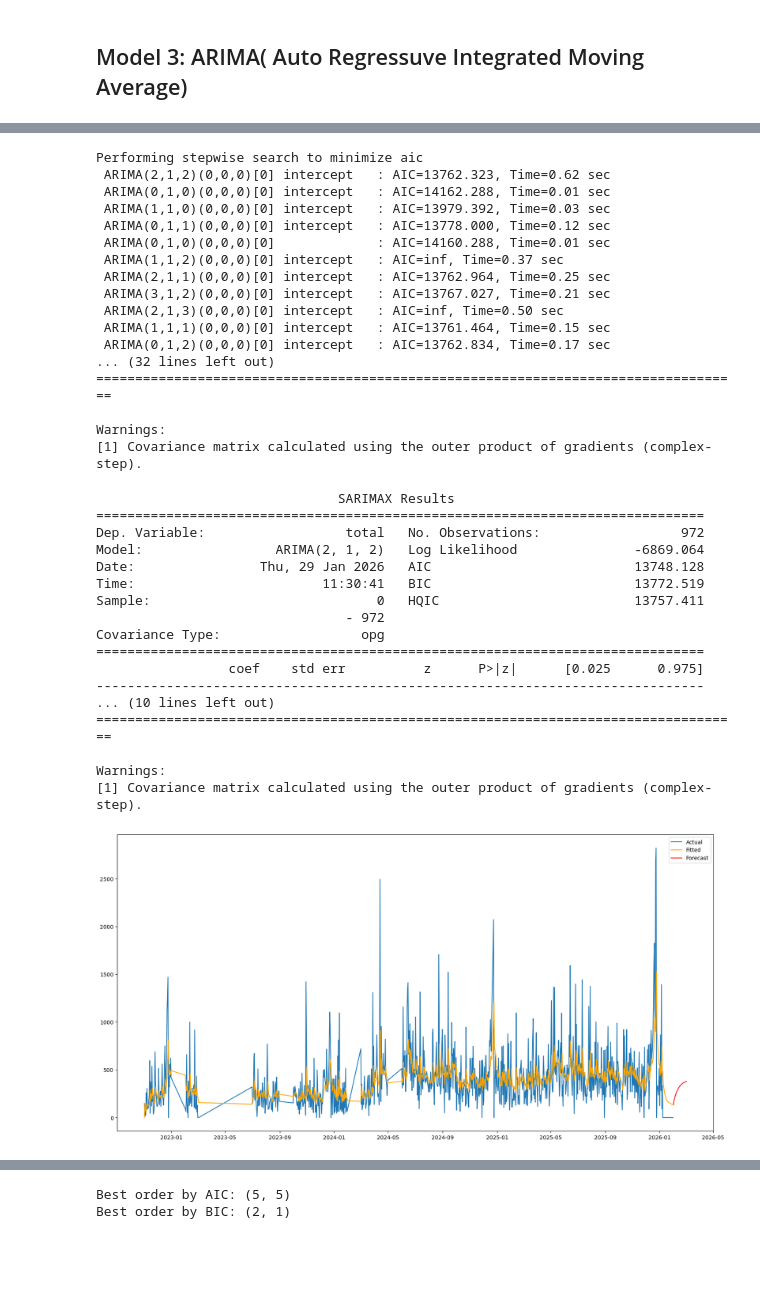
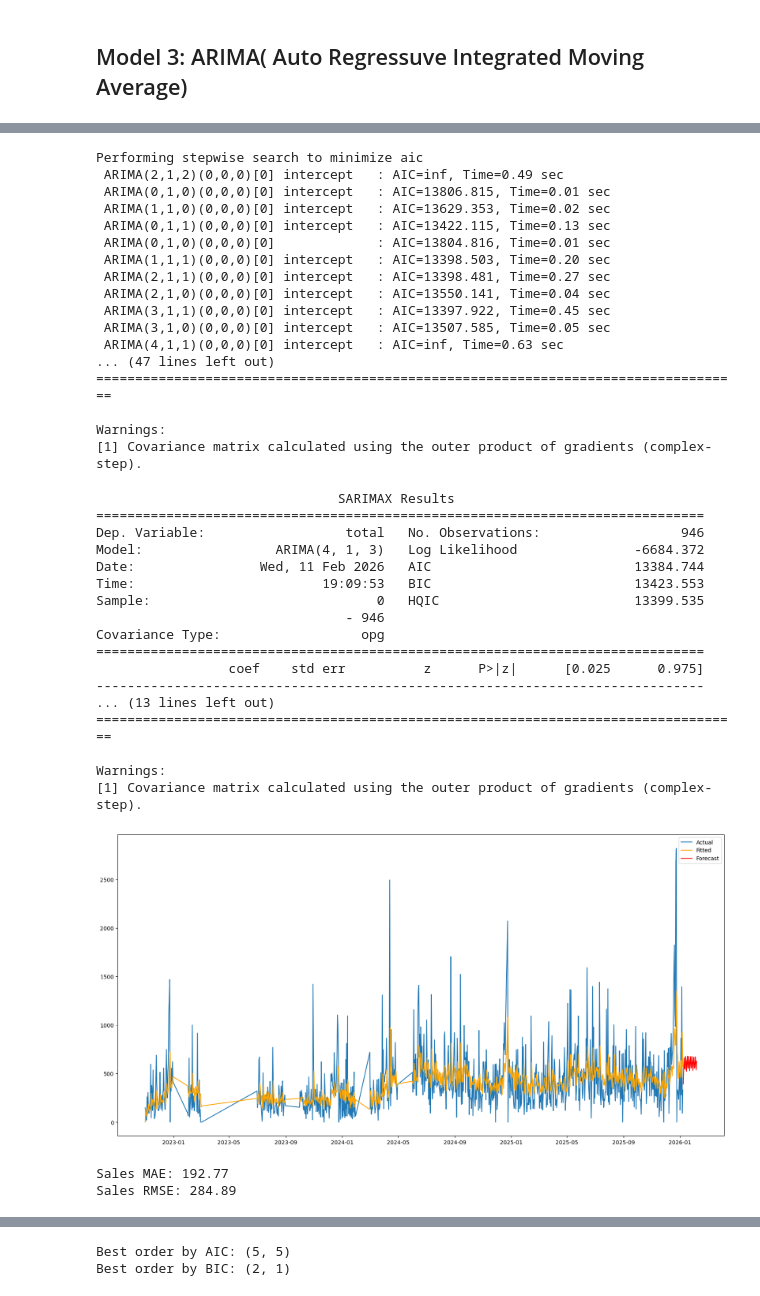
Before and after one commit to dheerajsingh718/price-prediction-model, a Jupyter notebook: notebooks/EDA.ipynb, the cells around one changed output, grey strips where cells are left out. Saved outputs shown, nothing was run; the diff lists cells and outputs as text; code cells hidden in the pictures; blank space fills up the shorter version.

```diff
--- a/notebooks/EDA.ipynb
+++ b/notebooks/EDA.ipynb
@@ -652,0 +680,9 @@ df2.is_weekend = df2.is_weekend.astype('int')
+# %%
+# Drop future data
+
+df2 = df2[~df2['is_future']]
+
+# Drop suspicious zeros
+df2 = df2[~df2['is_suspicious_zero']]
+
+df2['store_open'] = (~df2['is_closed']).astype(int)
@@ -652,0 +841,15 @@ df2.is_weekend = df2.is_weekend.astype('int')
+# %%
+df2['week_of_year'] = df2['date'].dt.isocalendar().week
+
+avg_week = (
+    df2.groupby('week_of_year')['total']
+       .mean()
+)
+
+plt.figure(figsize=(10,4))
+plt.plot(avg_week.index, avg_week.values, marker='o', linewidth=1)
+plt.title('Average Sales by Week of Year')
+plt.ylabel('Average Sales')
+plt.xlabel('Week of Year')
+plt.tight_layout()
+plt.show()
@@ -861,20 +1082,23 @@ except ImportError:
 if auto_arima is not None:
     model = auto_arima(sales, seasonal=False, stepwise=True, trace=True)
     print(model.summary())
+
+order = model.order
+seasonal_order = model.seasonal_order
 # %% [output]
 Performing stepwise search to minimize aic
- ARIMA(2,1,2)(0,0,0)[0] intercept   : AIC=13762.323, Time=0.62 sec
- ARIMA(0,1,0)(0,0,0)[0] intercept   : AIC=14162.288, Time=0.01 sec
- ARIMA(1,1,0)(0,0,0)[0] intercept   : AIC=13979.392, Time=0.03 sec
- ARIMA(0,1,1)(0,0,0)[0] intercept   : AIC=13778.000, Time=0.12 sec
- ARIMA(0,1,0)(0,0,0)[0]             : AIC=14160.288, Time=0.01 sec
- ARIMA(1,1,2)(0,0,0)[0] intercept   : AIC=inf, Time=0.37 sec
- ARIMA(2,1,1)(0,0,0)[0] intercept   : AIC=13762.964, Time=0.25 sec
- ARIMA(3,1,2)(0,0,0)[0] intercept   : AIC=13767.027, Time=0.21 sec
- ARIMA(2,1,3)(0,0,0)[0] intercept   : AIC=inf, Time=0.50 sec
- ARIMA(1,1,1)(0,0,0)[0] intercept   : AIC=13761.464, Time=0.15 sec
- ARIMA(0,1,2)(0,0,0)[0] intercept   : AIC=13762.834, Time=0.17 sec
-... (32 lines left out)
+ ARIMA(2,1,2)(0,0,0)[0] intercept   : AIC=inf, Time=0.49 sec
+ ARIMA(0,1,0)(0,0,0)[0] intercept   : AIC=13806.815, Time=0.01 sec
+ ARIMA(1,1,0)(0,0,0)[0] intercept   : AIC=13629.353, Time=0.02 sec
+ ARIMA(0,1,1)(0,0,0)[0] intercept   : AIC=13422.115, Time=0.13 sec
+ ARIMA(0,1,0)(0,0,0)[0]             : AIC=13804.816, Time=0.01 sec
+ ARIMA(1,1,1)(0,0,0)[0] intercept   : AIC=13398.503, Time=0.20 sec
+ ARIMA(2,1,1)(0,0,0)[0] intercept   : AIC=13398.481, Time=0.27 sec
+ ARIMA(2,1,0)(0,0,0)[0] intercept   : AIC=13550.141, Time=0.04 sec
+ ARIMA(3,1,1)(0,0,0)[0] intercept   : AIC=13397.922, Time=0.45 sec
+ ARIMA(3,1,0)(0,0,0)[0] intercept   : AIC=13507.585, Time=0.05 sec
+ ARIMA(4,1,1)(0,0,0)[0] intercept   : AIC=inf, Time=0.63 sec
+... (47 lines left out)
 ===================================================================================
 
 Warnings:
@@ -883,24 +1107,24 @@ Warnings:
 from statsmodels.tsa.arima.model import ARIMA
 
 # Example: If auto_arima suggested (2,1,2)
-model = ARIMA(sales, order=(2,1,2))
+model = ARIMA(sales, order=order)
 model_fit = model.fit()
 
 print(model_fit.summary())
 # %% [output]
                                SARIMAX Results
 ==============================================================================
-Dep. Variable:                  total   No. Observations:                  972
-Model:                 ARIMA(2, 1, 2)   Log Likelihood               -6869.064
-Date:                Thu, 29 Jan 2026   AIC                          13748.128
-Time:                        11:30:41   BIC                          13772.519
-Sample:                             0   HQIC                         13757.411
-                                - 972
+Dep. Variable:                  total   No. Observations:                  946
+Model:                 ARIMA(4, 1, 3)   Log Likelihood               -6684.372
+Date:                Wed, 11 Feb 2026   AIC                          13384.744
+Time:                        19:09:53   BIC                          13423.553
+Sample:                             0   HQIC                         13399.535
+                                - 946
 Covariance Type:                  opg
 ==============================================================================
                  coef    std err          z      P>|z|      [0.025      0.975]
 ------------------------------------------------------------------------------
-... (10 lines left out)
+... (13 lines left out)
 ===================================================================================
 
 Warnings:
@@ -908,22 +1132,31 @@ Warnings:
 # %%
 # Use robust start/end dates (avoid NaT issues)
 start_date = sales.index.min()
 end_date = sales.index.max()
 
 fitted_values = model_fit.predict(start=start_date, end=end_date)
 forecast = model_fit.forecast(steps=30)
 
 future_dates = pd.date_range(
     start=end_date + pd.Timedelta(days=1),
     periods=30,
     freq="D",
 )
 
 plt.figure(figsize=(20,10))
 plt.plot(sales, label="Actual")
 plt.plot(fitted_values, label="Fitted", color="orange")
 plt.plot(future_dates, forecast, label="Forecast", color="red")
 plt.legend()
 plt.show()
+
+
+mae = mean_absolute_error(sales, fitted_values)
+rmse = np.sqrt(mean_squared_error(sales, fitted_values))
+
+print(f"Sales MAE: {mae:.2f}")
+print(f"Sales RMSE: {rmse:.2f}")
 # %% [output]
-[figure, old version]
+[figure, new version]
+Sales MAE: 192.77
+Sales RMSE: 284.89
```
Also changed, not shown: parts of 36 cells of this notebook, 2 other files.
